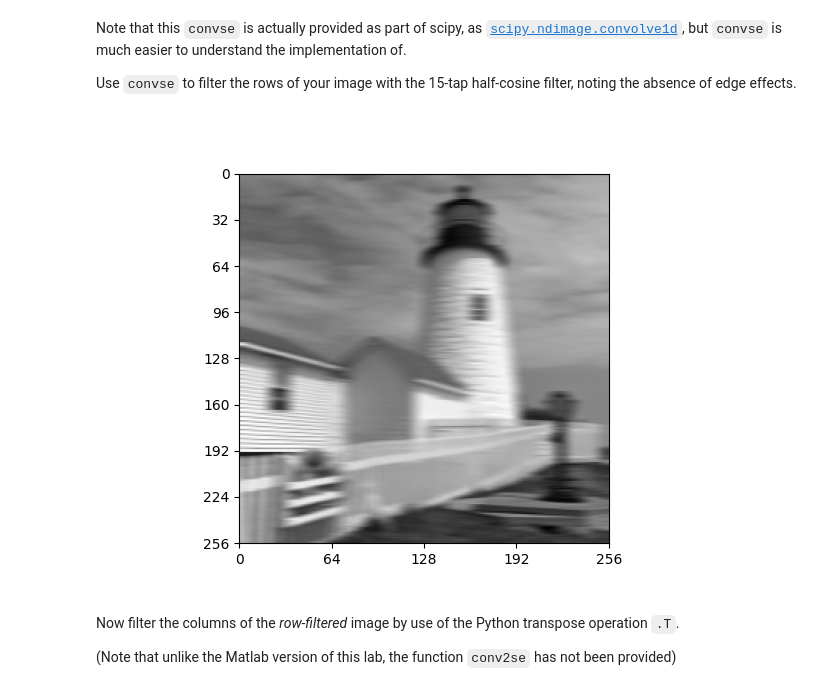
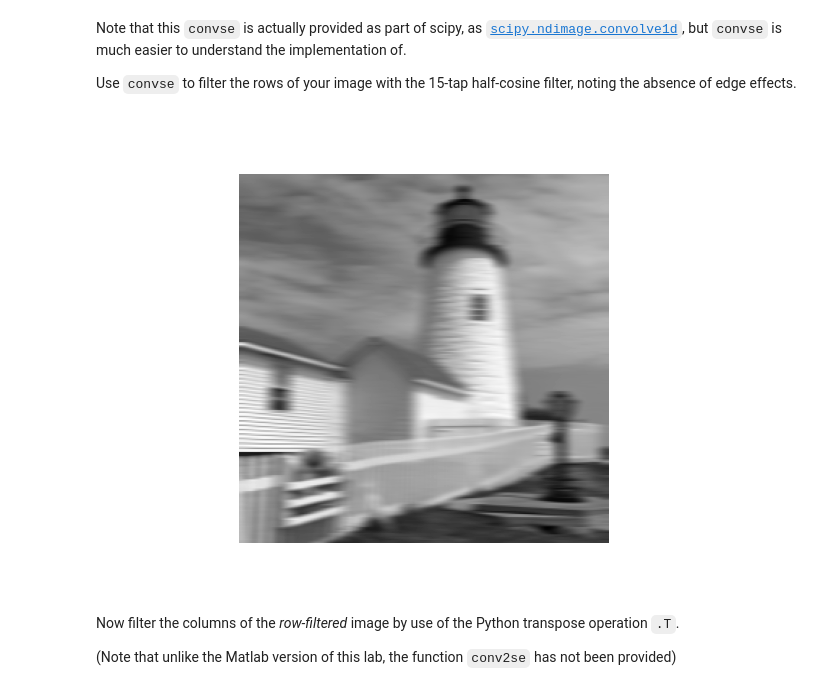
Before and after one commit to sigproc/cued_sf2_lab, a Jupyter notebook: 5-simple-image-filtering.ipynb, the cells around one changed output. Saved outputs shown, nothing was run; the diff lists cells and outputs as text; code cells hidden in the pictures.

```diff
--- a/5-simple-image-filtering.ipynb
+++ b/5-simple-image-filtering.ipynb
@@ -162,10 +172,12 @@ Use `convse` to filter the rows of your image with the
 # %%
 # your code here
 Xf1 = convse(X,h)
 fig, ax = plt.subplots()
 plot_image(Xf1, ax=ax);
+plt.axis('off')
+plt.savefig('simple_row_filtered.png', bbox_inches='tight')
 # %% [output]
-[figure, old version]
+[figure, new version]
 # %% [markdown]
 Now filter the columns of the _row-filtered_ image by use of the Python transpose operation `.T`.
 
```
Also changed, not shown: parts of 5 cells of this notebook, 1 other file.
